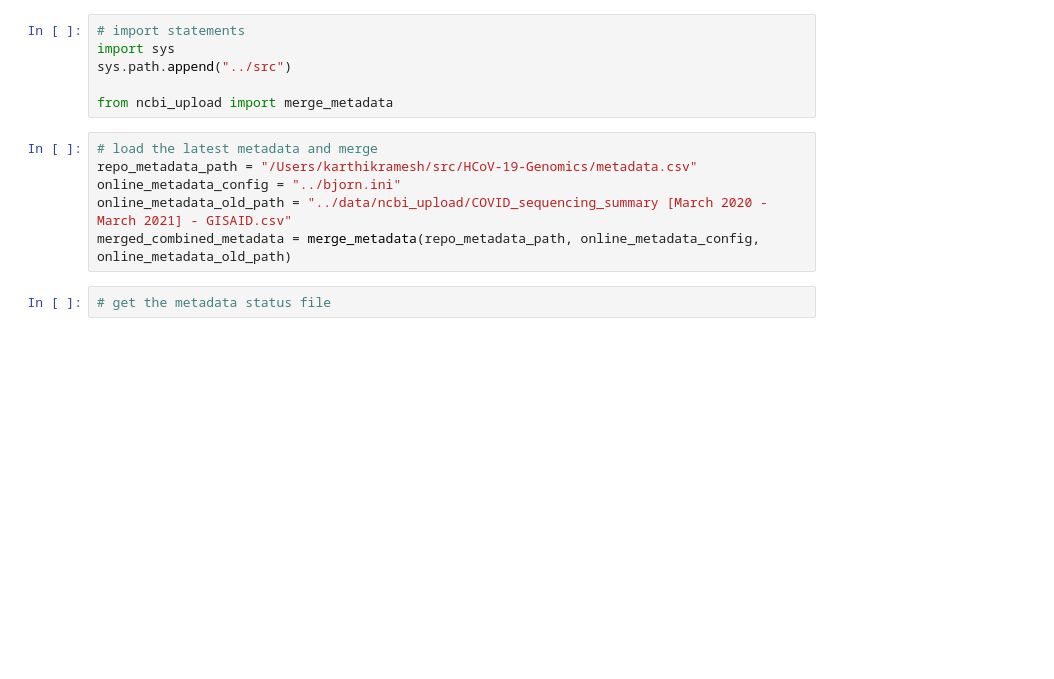
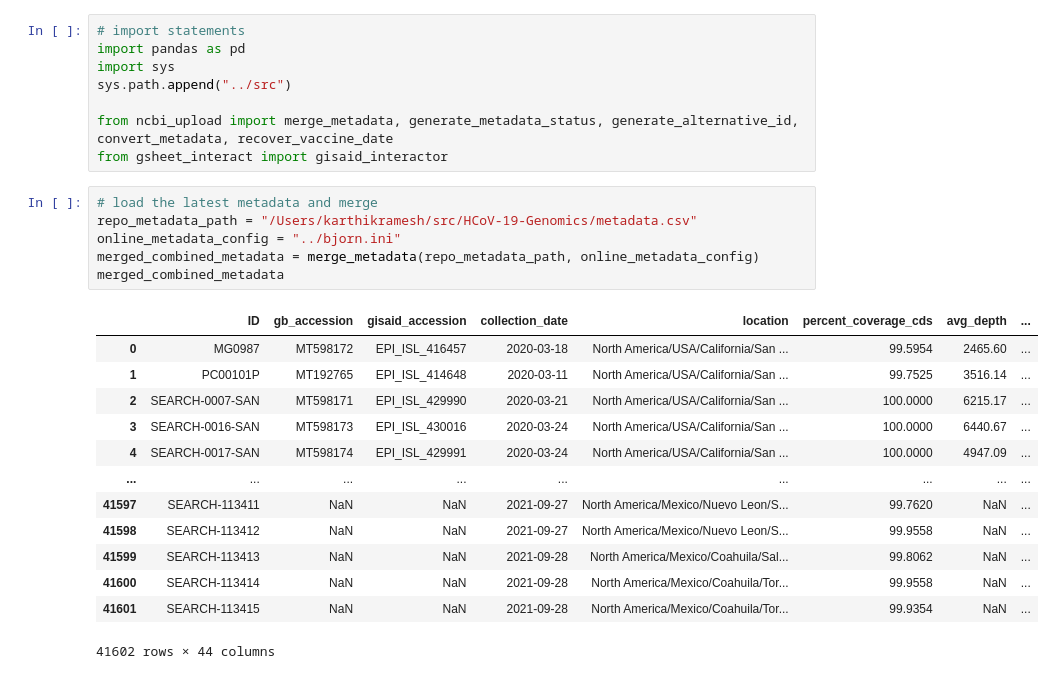
Before and after one commit to andersen-lab/bjorn_utils, a Jupyter notebook: notebooks/ncbi_upload_workflow_non_ww.ipynb, the cells around one changed output. Drawn from its saved outputs; the diff is of its cells as text; blank space fills up the shorter version.

```diff
--- a/notebooks/ncbi_upload_workflow_non_ww.ipynb
+++ b/notebooks/ncbi_upload_workflow_non_ww.ipynb
@@ -1,14 +1,28 @@
 # %%
 # import statements
+import pandas as pd
 import sys
 sys.path.append("../src")
 
-from ncbi_upload import merge_metadata
+from ncbi_upload import merge_metadata, generate_metadata_status, generate_alternative_id, convert_metadata, recover_vaccine_date
+from gsheet_interact import gisaid_interactor
 # %%
 # load the latest metadata and merge
 repo_metadata_path = "/Users/karthikramesh/src/HCoV-19-Genomics/metadata.csv"
 online_metadata_config = "../bjorn.ini"
-online_metadata_old_path = "../data/ncbi_upload/COVID_sequencing_summary [March 2020 - March 2021] - GISAID.csv"
-merged_combined_metadata = merge_metadata(repo_metadata_path, online_metadata_config, online_metadata_old_path)
+merged_combined_metadata = merge_metadata(repo_metadata_path, online_metadata_config)
+merged_combined_metadata
+# %% [output]
+|  | ID | gb_accession | gisaid_accession | collection_date | location | percent_coverage_cds | avg_depth | ... |
+| 0 | MG0987 | MT598172 | EPI_ISL_416457 | 2020-03-18 | North America/USA/California/San ... | 99.5954 | 2465.60 | ... |
+| 1 | PC00101P | MT192765 | EPI_ISL_414648 | 2020-03-11 | North America/USA/California/San ... | 99.7525 | 3516.14 | ... |
+| 2 | SEARCH-0007-SAN | MT598171 | EPI_ISL_429990 | 2020-03-21 | North America/USA/California/San ... | 100.0000 | 6215.17 | ... |
+| 3 | SEARCH-0016-SAN | MT598173 | EPI_ISL_430016 | 2020-03-24 | North America/USA/California/San ... | 100.0000 | 6440.67 | ... |
+| 4 | SEARCH-0017-SAN | MT598174 | EPI_ISL_429991 | 2020-03-24 | North America/USA/California/San ... | 100.0000 | 4947.09 | ... |
+| ... | ... | ... | ... | ... | ... | ... | ... | ... |
+| 41597 | SEARCH-113411 | NaN | NaN | 2021-09-27 | North America/Mexico/Nuevo Leon/S... | 99.7620 | NaN | ... |
+| 41598 | SEARCH-113412 | NaN | NaN | 2021-09-27 | North America/Mexico/Nuevo Leon/S... | 99.9558 | NaN | ... |
+| 41599 | SEARCH-113413 | NaN | NaN | 2021-09-28 | North America/Mexico/Coahuila/Sal... | 99.8062 | NaN | ... |
+| 41600 | SEARCH-113414 | NaN | NaN | 2021-09-28 | North America/Mexico/Coahuila/Tor... | 99.9558 | NaN | ... |
+| 41601 | SEARCH-113415 | NaN | NaN | 2021-09-28 | North America/Mexico/Coahuila/Tor... | 99.9354 | NaN | ... |
+41602 rows × 44 columns
-# %%
-# get the metadata status file
```
Also changed, not shown: parts of 8 cells of this notebook, 3 other files.
